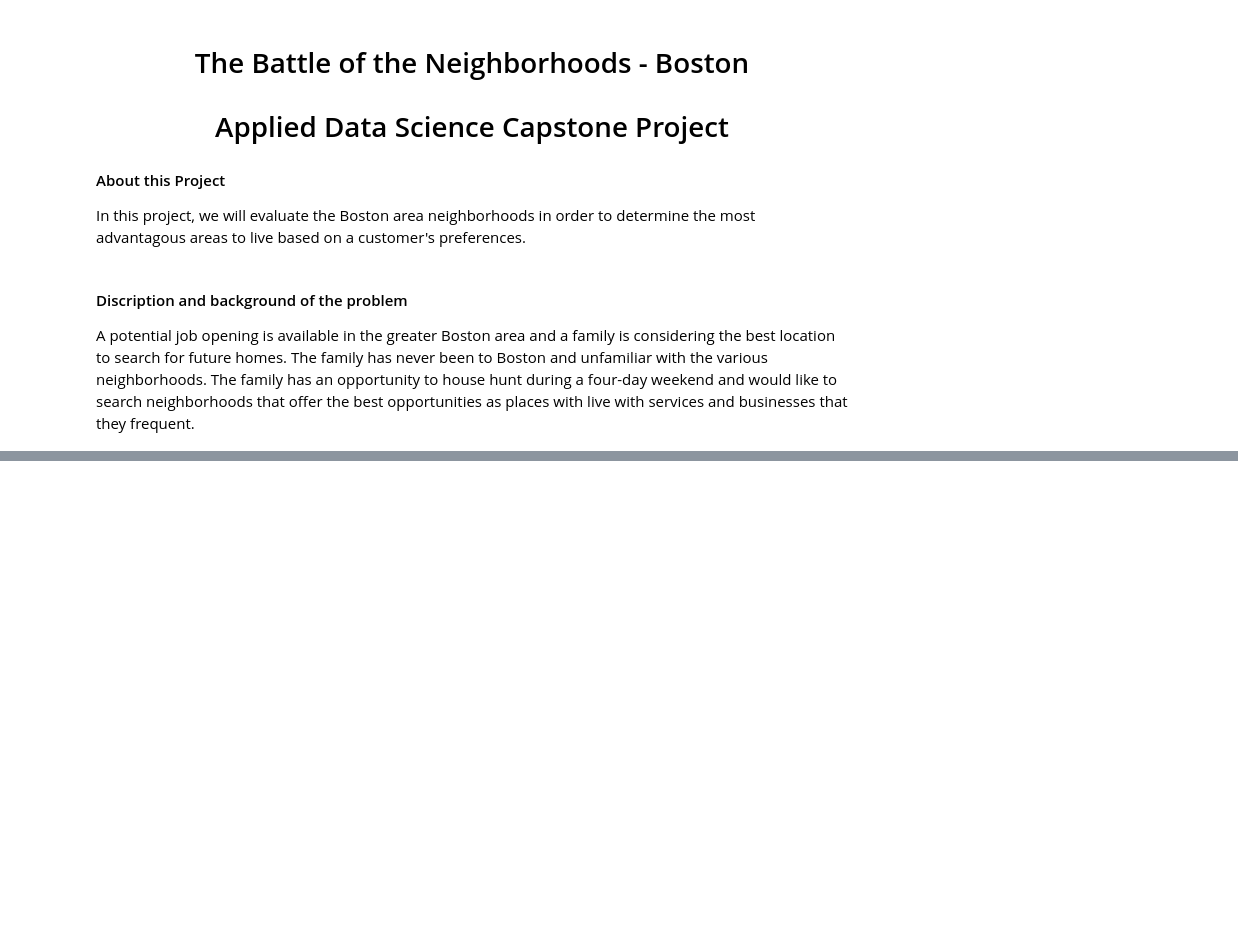
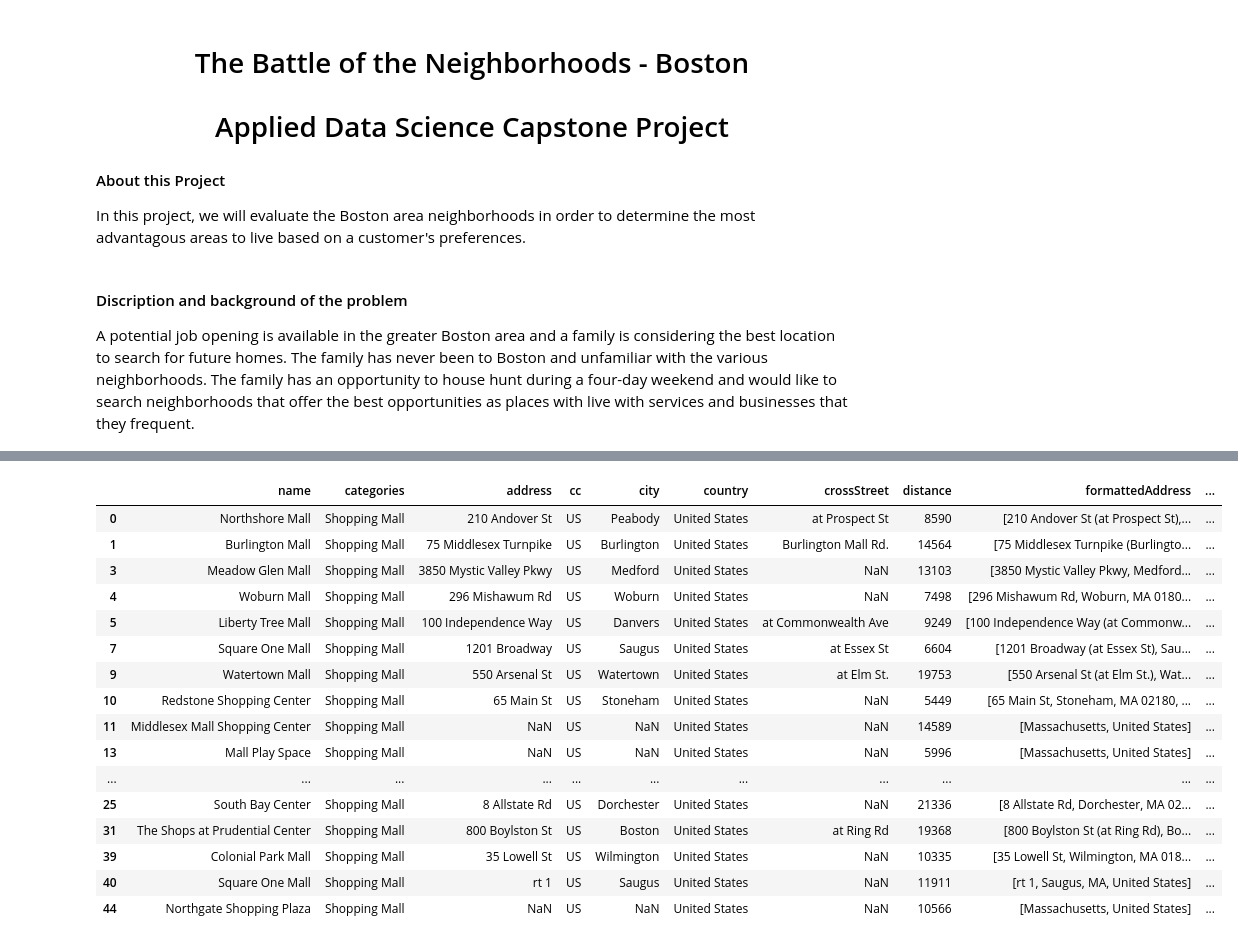
Before and after one commit to reidwebber/Coursera_Capstone, a Jupyter notebook: The Battle of the Neighborhoods - Boston.ipynb, the cells around one changed output, grey strips where cells are left out. Cells and saved outputs as stored; diff of their text form; code cells hidden in the pictures; blank space fills up the shorter version.

```diff
--- a/The Battle of the Neighborhoods - Boston.ipynb
+++ b/The Battle of the Neighborhoods - Boston.ipynb
@@ -15,0 +455,25 @@ The family has a number of store preferences and would like to exam the types of
+# %%
+options = ['Shopping Mall']
+
+# selecting rows based on condition
+malls_df = malls[dataframe_filtered['categories'].isin(options)]
+
+malls_df
+# %% [output]
+|  | name | categories | address | cc | city | country | crossStreet | distance | formattedAddress | ... |
+| 0 | Northshore Mall | Shopping Mall | 210 Andover St | US | Peabody | United States | at Prospect St | 8590 | [210 Andover St (at Prospect St),... | ... |
+| 1 | Burlington Mall | Shopping Mall | 75 Middlesex Turnpike | US | Burlington | United States | Burlington Mall Rd. | 14564 | [75 Middlesex Turnpike (Burlingto... | ... |
+| 3 | Meadow Glen Mall | Shopping Mall | 3850 Mystic Valley Pkwy | US | Medford | United States | NaN | 13103 | [3850 Mystic Valley Pkwy, Medford... | ... |
+| 4 | Woburn Mall | Shopping Mall | 296 Mishawum Rd | US | Woburn | United States | NaN | 7498 | [296 Mishawum Rd, Woburn, MA 0180... | ... |
+| 5 | Liberty Tree Mall | Shopping Mall | 100 Independence Way | US | Danvers | United States | at Commonwealth Ave | 9249 | [100 Independence Way (at Commonw... | ... |
+| 7 | Square One Mall | Shopping Mall | 1201 Broadway | US | Saugus | United States | at Essex St | 6604 | [1201 Broadway (at Essex St), Sau... | ... |
+| 9 | Watertown Mall | Shopping Mall | 550 Arsenal St | US | Watertown | United States | at Elm St. | 19753 | [550 Arsenal St (at Elm St.), Wat... | ... |
+| 10 | Redstone Shopping Center | Shopping Mall | 65 Main St | US | Stoneham | United States | NaN | 5449 | [65 Main St, Stoneham, MA 02180, ... | ... |
+| 11 | Middlesex Mall Shopping Center | Shopping Mall | NaN | US | NaN | United States | NaN | 14589 | [Massachusetts, United States] | ... |
+| 13 | Mall Play Space | Shopping Mall | NaN | US | NaN | United States | NaN | 5996 | [Massachusetts, United States] | ... |
+| ... | ... | ... | ... | ... | ... | ... | ... | ... | ... | ... |
+| 25 | South Bay Center | Shopping Mall | 8 Allstate Rd | US | Dorchester | United States | NaN | 21336 | [8 Allstate Rd, Dorchester, MA 02... | ... |
+| 31 | The Shops at Prudential Center | Shopping Mall | 800 Boylston St | US | Boston | United States | at Ring Rd | 19368 | [800 Boylston St (at Ring Rd), Bo... | ... |
+| 39 | Colonial Park Mall | Shopping Mall | 35 Lowell St | US | Wilmington | United States | NaN | 10335 | [35 Lowell St, Wilmington, MA 018... | ... |
+| 40 | Square One Mall | Shopping Mall | rt 1 | US | Saugus | United States | NaN | 11911 | [rt 1, Saugus, MA, United States] | ... |
+| 44 | Northgate Shopping Plaza | Shopping Mall | NaN | US | NaN | United States | NaN | 10566 | [Massachusetts, United States] | ... |
```
Also changed, not shown: parts of 56 cells of this notebook.
